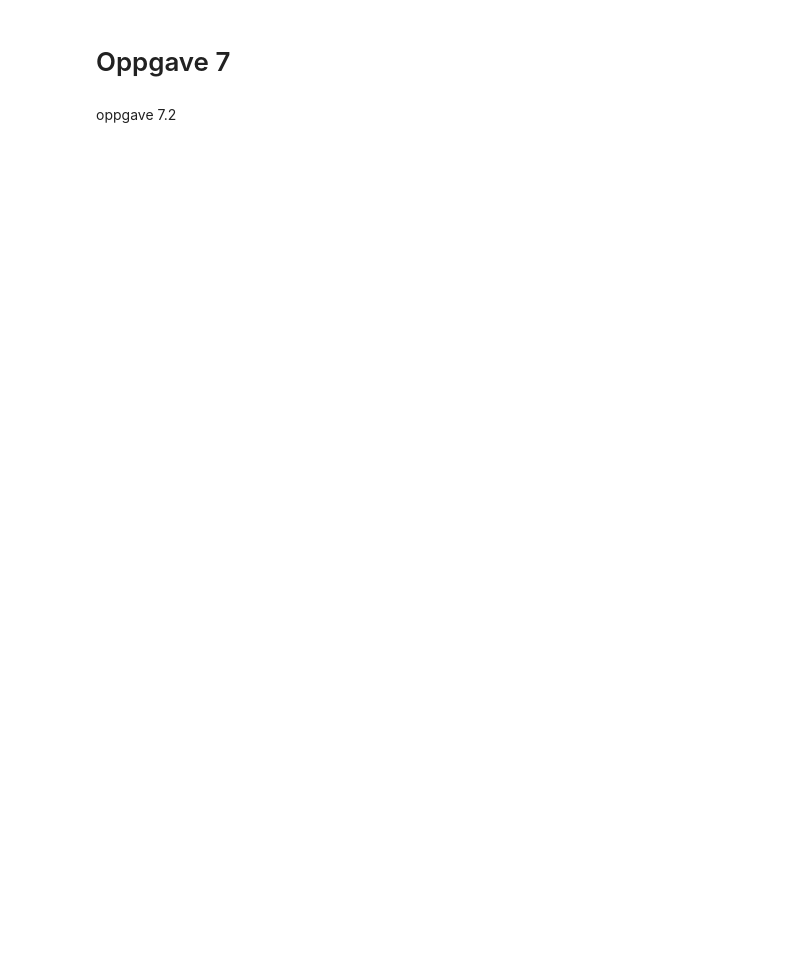
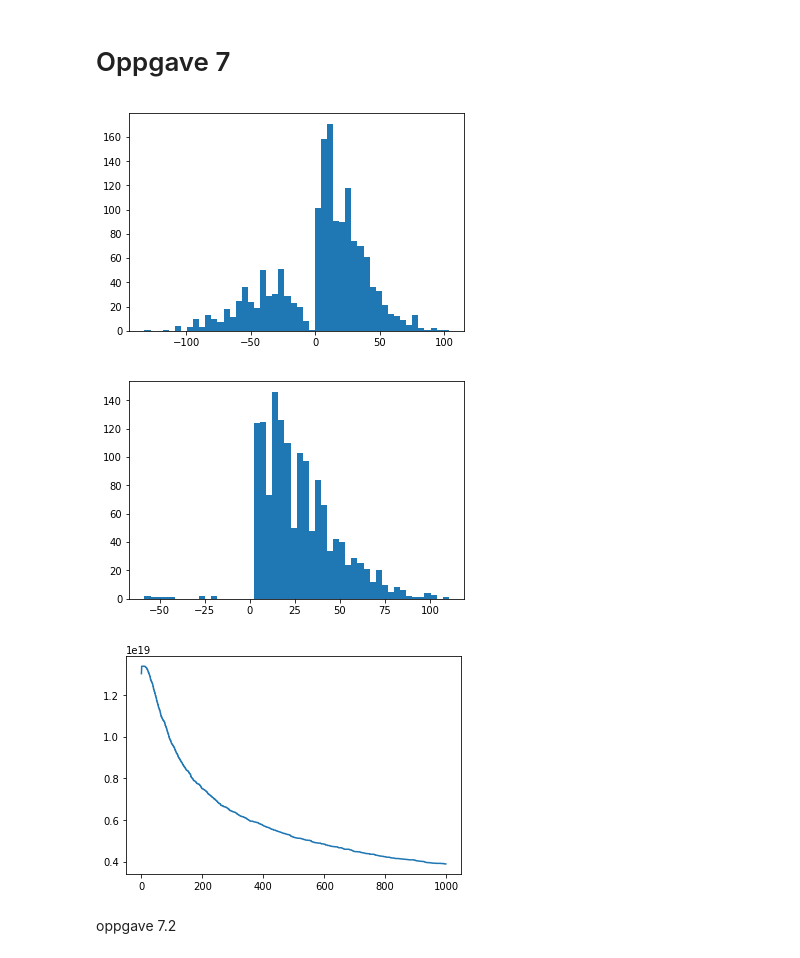
Before and after one commit to sigriaun/vitber-prosjekt3, a Jupyter notebook: prosjekt3.ipynb, the cells around one changed output. Cells and saved outputs as stored; diff of their text form; code cells hidden in the pictures; blank space fills up the shorter version.

```diff
--- a/prosjekt3.ipynb
+++ b/prosjekt3.ipynb
@@ -453,41 +447,43 @@ def randomWalkPotential(V_Na,V_K,V0): #hvilke parametere bør tas inn?
                 #print("hei")
         #print(NaPos)
         #print(QA)
         for Na in NaPos:
             #print(Na)
             if Na<-h:
                 NaA+=1      #pluss i stedet for minus er det ikke
                 #print("hei")
         QA=(KA+NaA)
 
 
         #if (t%50==0):
              #plt.hist(NaPos,bins=50)
              #plt.show()
              #plt.hist(KPos,bins=50)
              #plt.show()
 
 
 
 
 
-    numOfBinsNa, hmin, hmax = plotParameters(NaPos)
-    plt.hist(NaPos,bins=numOfBinsNa,range=(hmin,hmax))
-    plt.show()
 
 
-    numOfBinsK, hmin, hmax =plotParameters(KPos)
-    plt.hist(KPos,bins=numOfBinsK,range=(hmin,hmax))
+
+    plt.hist(NaPos,bins=50)
+    #plt.ylim(0,10)
     plt.show()
-
-
+    plt.hist(KPos,bins=50)
+    plt.show()
 
     plt.plot(tList,VtList)
     #print(Vt)
 
 
 
-randomWalkPotential(V_Na1,V_K1)
+randomWalkPotential(V_Na1,V_K1,V0)
+# %% [output]
+[figure, added]
+[figure, added]
+[figure, added]
 # %% [markdown]
 oppgave 7.2
 # %%
```
Also changed, not shown: parts of 5 cells of this notebook.
